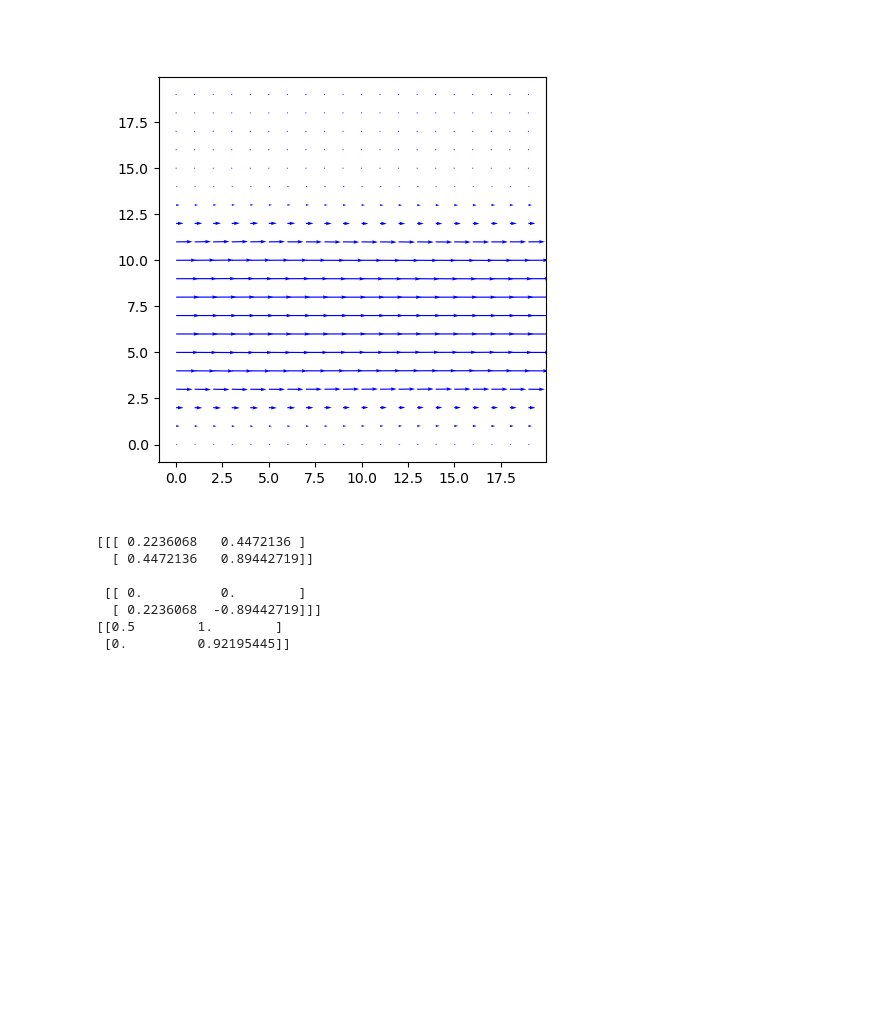
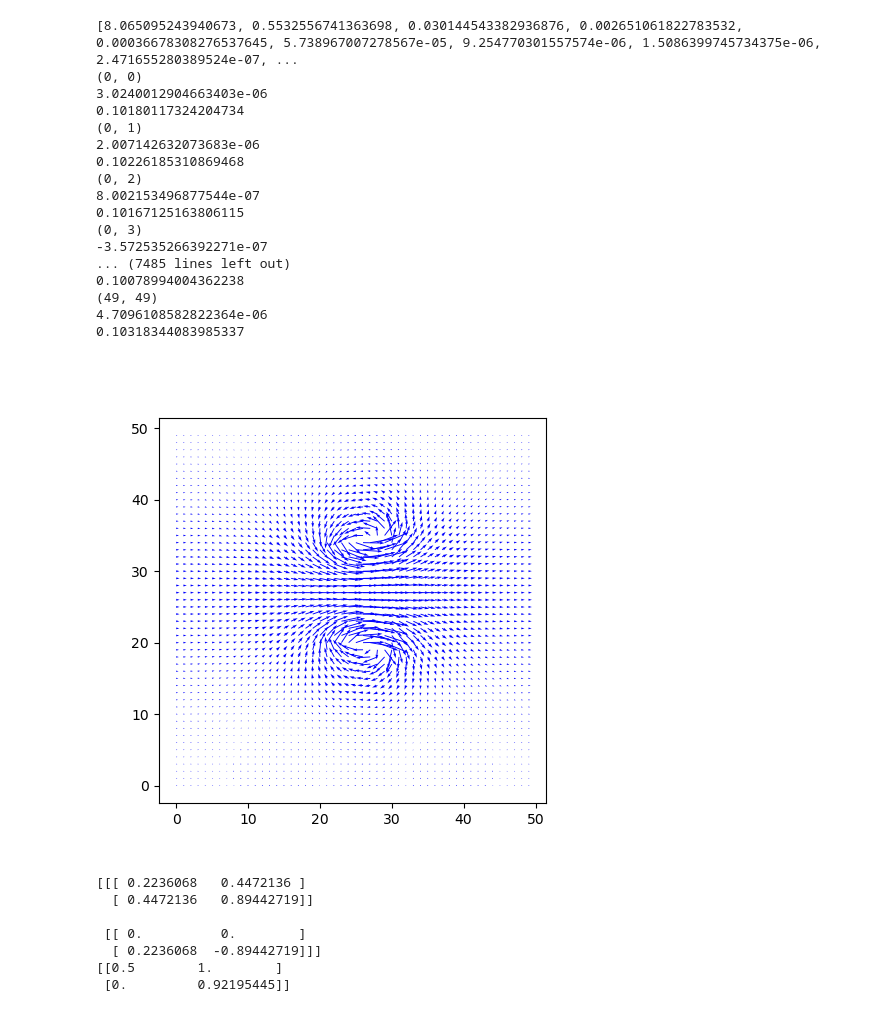
Before and after one commit to vladamakaric/navierstokes, a Jupyter notebook: experiments_simulator.ipynb, the cells around one changed output. Cells and saved outputs as stored; diff of their text form; code cells hidden in the pictures; blank space fills up the shorter version.

```diff
--- a/experiments_simulator.ipynb
+++ b/experiments_simulator.ipynb
@@ -6,41 +6,66 @@ import navier_stokes
 importlib.reload(navier_stokes)
 import numpy as np
 
-height = 20
-width = 20
+height = 50
+width = 50
 grid = np.zeros(shape=(height,width))
 
 simulator = navier_stokes.Simulator(grid)
 
-for j in range(3, 12):
-    for i in range(5,15):
-        simulator.force_field[(j,i)] = [0.1, 0]
+for j in range(20, 35):
+    for i in range(20,30):
+        simulator.force_field[(j,i)] = [2, 0]
 # %%
 
 velocity_field = simulator.step(dt=1)
 
 # Plotting junk
 X, Y = np.meshgrid(np.arange(width), np.arange(height))
 fig, ax = plt.subplots(figsize=(5, 5))
 ax.quiver(X, Y, velocity_field[:, :, 0], velocity_field[:, :, 1], color="b")
 # Streamline
 # dt = 80
 # pos = np.array([15,9],dtype=np.float64)
 # endpoint, steps = navier_stokes.trace(pos=pos, dt=dt, steps=10, velocity_field=velocity_field, savePath=True, dir=-1)
 # xysteps = np.array([pos] + steps).T
 # plt.plot(xysteps[0], xysteps[1], color="red", linewidth=1)
 # for i, point in enumerate(steps):
 #     plt.text(point[0], point[1] + 0.5, str(i), fontsize=7, ha='center', va='bottom')
 #     plt.scatter(point[0], point[1], color='green', s=10)  # s sets the marker size
 # plt.scatter(endpoint[0], endpoint[1], color='black', s=20)  # s sets the marker size
 
 # # RK2
 # endpoint = navier_stokes.rungeKutta2(pos, dt, vf=velocity_field)
 # plt.plot([pos[0], endpoint[0]], [pos[1], endpoint[1]], color="magenta", linewidth=2)
+sp = velocity_field
+for fc in simulator.cells.flat:
+    xdiff = (sp[fc.right.index][0] - sp[fc.left.index][0]) / 2
+    ydiff = (sp[fc.up.index][1] - sp[fc.down.index][1]) / 2
+    divergence = xdiff + ydiff
+    print(fc.index)
+    print(divergence)
+    print(np.linalg.norm(sp[fc.index]))
 
 plt.show()
 # %% [output]
+[8.065095243940673, 0.5532556741363698, 0.030144543382936876, 0.002651061822783532, 0.00036678308276537645, 5.738967007278567e-05, 9.254770301557574e-06, 1.5086399745734375e-06, 2.471655280389524e-07, ...
+(0, 0)
+3.0240012904663403e-06
+0.10180117324204734
+(0, 1)
+2.007142632073683e-06
+0.10226185310869468
+(0, 2)
+8.002153496877544e-07
+0.10167125163806115
+(0, 3)
+-3.572535266392271e-07
+... (7485 lines left out)
+0.10078994004362238
+(49, 49)
+4.7096108582822364e-06
+0.10318344083985337
-[figure, old version]
+[figure, new version]
 # %%
 
 vf = np.array([
```
Also changed, not shown: 7 other files.
